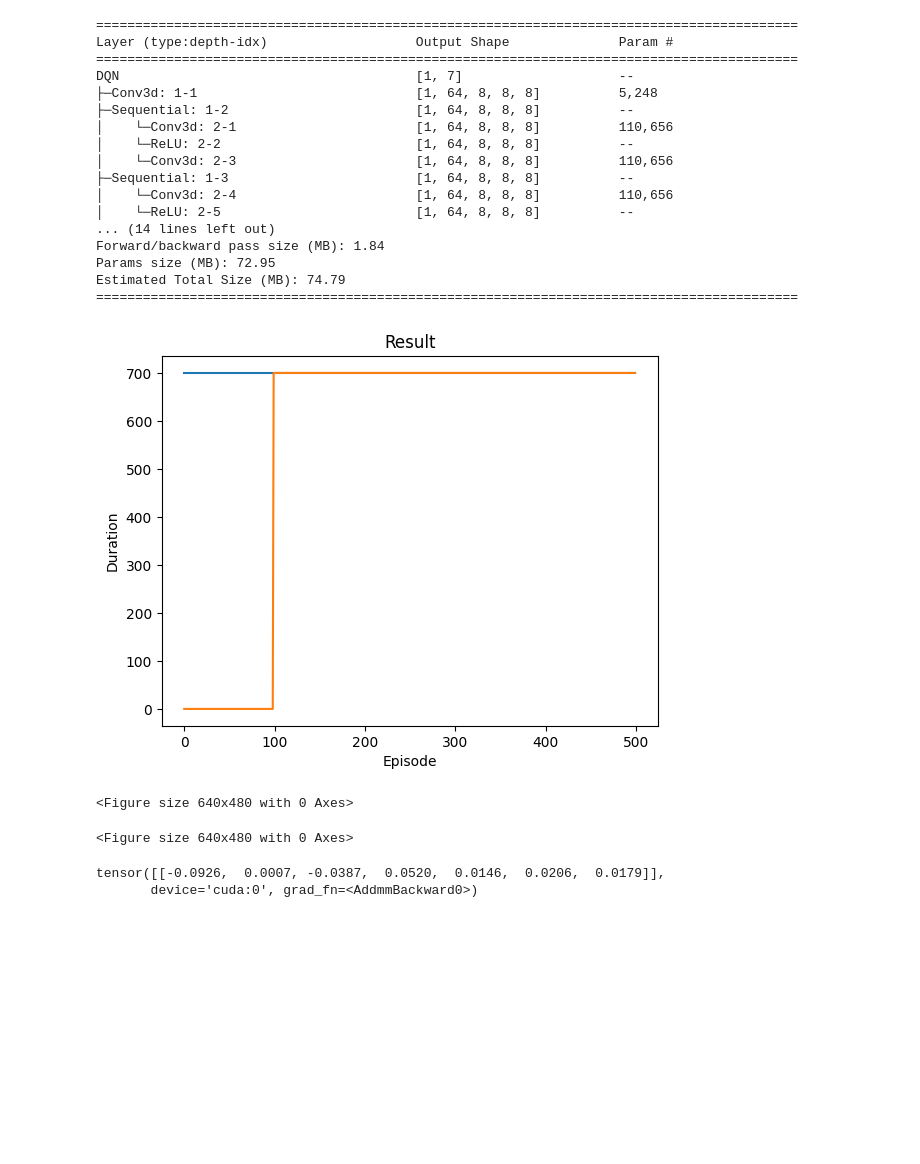
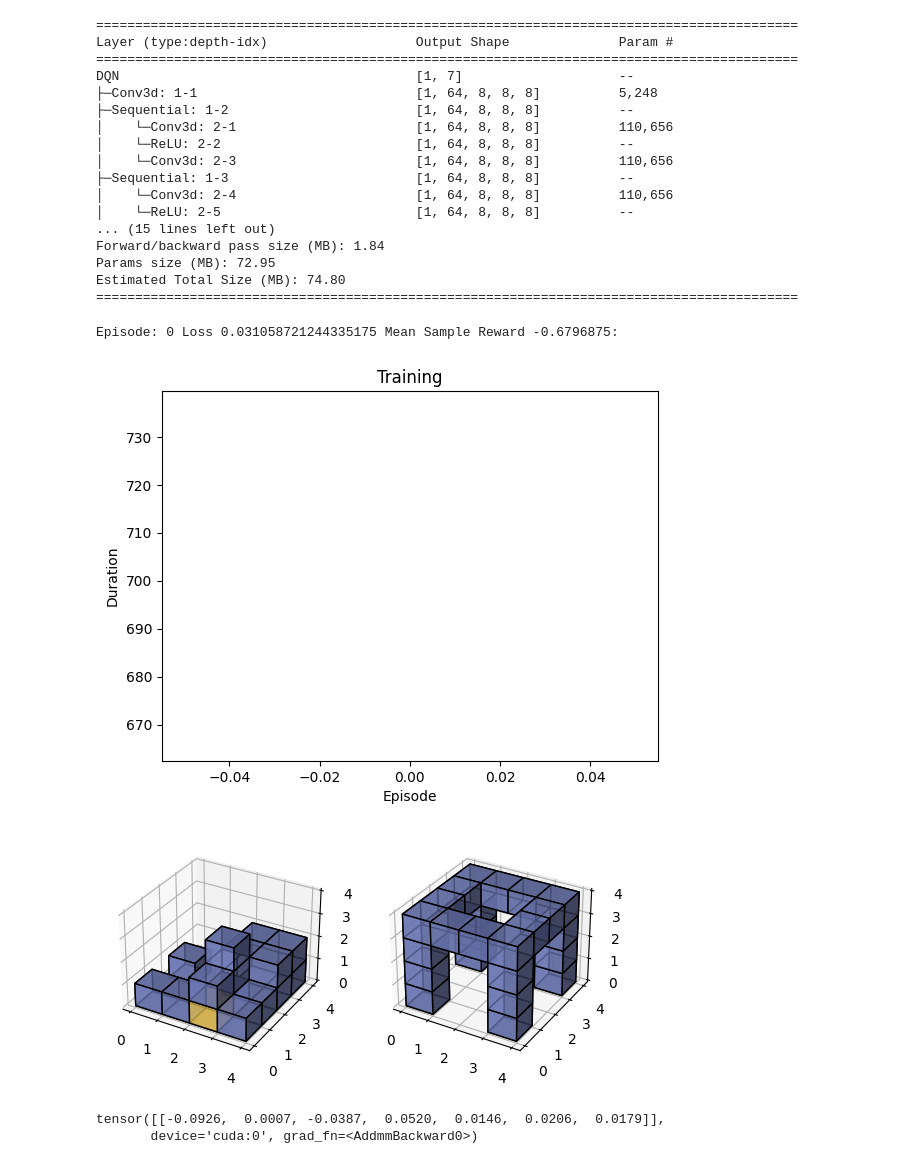
Before and after one commit to nguyen-thanh05/Deep-Reinforcement-Learning-agent-for-Construction-Project-Execution, a Jupyter notebook: deep_q_learning.ipynb, the cells around one changed output. Cells and saved outputs as stored; diff of their text form; code cells hidden in the pictures; blank space fills up the shorter version.

```diff
--- a/deep_q_learning.ipynb
+++ b/deep_q_learning.ipynb
@@ -60,7 +60,8 @@ class DQN(nn.Module):
         )
 
         self.fc1 = nn.Linear((64 + 3)*input_dim * input_dim * input_dim, 512)
-        self.fc2 = nn.Linear(512, action_dim)
+        self.actions = nn.Linear(512, action_dim)
+        self.advantage = nn.Linear(512, 1)
     def forward(self, x):
         original_state = x
 
@@ -80,8 +81,9 @@ class DQN(nn.Module):
         x = nn.Flatten()(x)
         x = self.fc1(x)
         x = F.relu(x)
-        x = self.fc2(x)
-
+        actions = self.actions(x)
+        advantage = self.advantage(x)
+        x = advantage + (actions - actions.mean())
         return x
 
 test = DQN(8, 7)
@@ -100,33 +102,33 @@ DQN                                      [1, 7]                    --
 ├─Sequential: 1-3                        [1, 64, 8, 8, 8]          --
 │    └─Conv3d: 2-4                       [1, 64, 8, 8, 8]          110,656
 │    └─ReLU: 2-5                         [1, 64, 8, 8, 8]          --
-... (14 lines left out)
+... (15 lines left out)
 Forward/backward pass size (MB): 1.84
 Params size (MB): 72.95
-Estimated Total Size (MB): 74.79
+Estimated Total Size (MB): 74.80
 ==========================================================================================
 # %%
-BATCH_SIZE = 128
-GAMMA = 0.99
+BATCH_SIZE = 64
+GAMMA = 0.995
 EPS_START = 0.9
 EPS_END = 0.05
 EPS_DECAY = 1000
 TAU = 0.005
-STEPSIZE = 1e-4
+STEPSIZE = 0.0000625
 
 n_actions = 7
-env = gym.make("GridWorld_env/GridWorld", dimension_size=8)
+env = gym.make("GridWorld_env/GridWorld", dimension_size=4)
 env.reset()
 
-policy_net = DQN(8, 7)
-target_net = DQN(8, 7)
+policy_net = DQN(4, 7)
+target_net = DQN(4, 7)
 
 policy_net.cuda()
 target_net.cuda()
 target_net.load_state_dict(policy_net.state_dict())
 
-optimiser = optim.AdamW(policy_net.parameters(), lr=STEPSIZE, amsgrad=True)
-memory = ReplayBuffer(100)
+optimiser = optim.Adam(policy_net.parameters(), lr=STEPSIZE, eps=1.5e-4)
+memory = ReplayBuffer(128)
 
 steps_done = 0
 # %%
@@ -203,51 +207,56 @@ def optimise_model():
 # %%
 if torch.cuda.is_available():
-    num_episodes = 500
+    num_episodes = 600
 else:
     num_episodes = 50
 
-
 for i_episode in range(num_episodes):
-    env.reset()
-    state = env.unwrapped.get_obs()
+    # Initialize the environment and get its state
+    state, info = env.reset()
     state = torch.tensor(state, dtype=torch.float32, device=device).unsqueeze(0)
-
     for t in count():
         action = select_action(state)
-        next_state, reward, terminated, truncated, _ = env.step(action)
+        observation, reward, terminated, truncated, _ = env.step(action.item())
         reward = torch.tensor([reward], device=device)
         done = terminated or truncated
 
         if terminated:
             next_state = None
         else:
-            next_state = torch.tensor(next_state, dtype=torch.float32, device=device).unsqueeze(0)
+            next_state = torch.tensor(observation, dtype=torch.float32, device=device).unsqueeze(0)
 
-            memory.push(state, action, next_state, reward)
-            state = next_state
+        # Store the transition in memory
+        memory.push(state, action, next_state, reward)
 
-            target_net_state_dict = target_net.state_dict()
-            policy_net_state_dict = policy_net.state_dict()
+        # Move to the next state
+        state = next_state
 
-            for key in policy_net_state_dict:
-                target_net_state_dict[key] = policy_net_state_dict[key] * TAU + target_net_state_dict[key] * (1-TAU)
-            target_net.load_state_dict(target_net.state_dict())
+        # Perform one step of the optimization (on the policy network)
+        l, r = optimise_model()
 
-            if done:
-                episode_durations.append(t + 1)
-                plot_durations()
-                break
+        # Soft update of the target network's weights
+        # θ′ ← τ θ + (1 −τ )θ′
+        target_net_state_dict = target_net.state_dict()
+        policy_net_state_dict = policy_net.state_dict()
+        for key in policy_net_state_dict:
+            target_net_state_dict[key] = policy_net_state_dict[key]*TAU + target_net_state_dict[key]*(1-TAU)
+        target_net.load_state_dict(target_net_state_dict)
 
-    if i_episode % 100 == 0:
+        if done:
+            episode_durations.append(t + 1)
+            plot_durations()
+            break
+    if i_episode % 30 == 0:
+        print("Episode: {0} Loss {1} Mean Sample Reward {2}:" .format(i_episode, l, r.mean().item()))
         env.unwrapped.render()
-
+print('Complete')
 plot_durations(show_result=True)
 plt.ioff()
 plt.show()
 # %% [output]
+Episode: 0 Loss 0.031058721244335175 Mean Sample Reward -0.6796875:
-[figure, old version]
+[figure, new version]
-<Figure size 640x480 with 0 Axes>
-<Figure size 640x480 with 0 Axes>
+[figure, added]
 # %%
 env.reset()
 state = env.get_obs()
```
Also changed, not shown: parts of 1 cell of this notebook.
